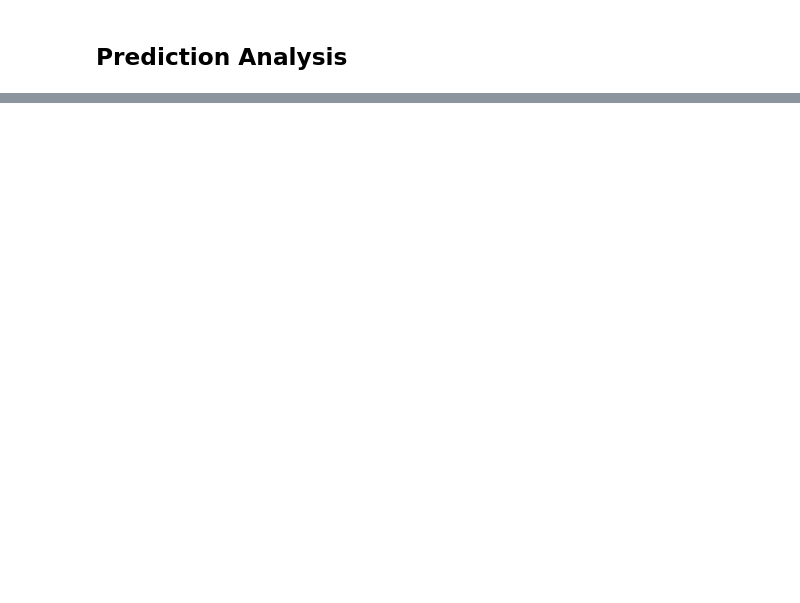
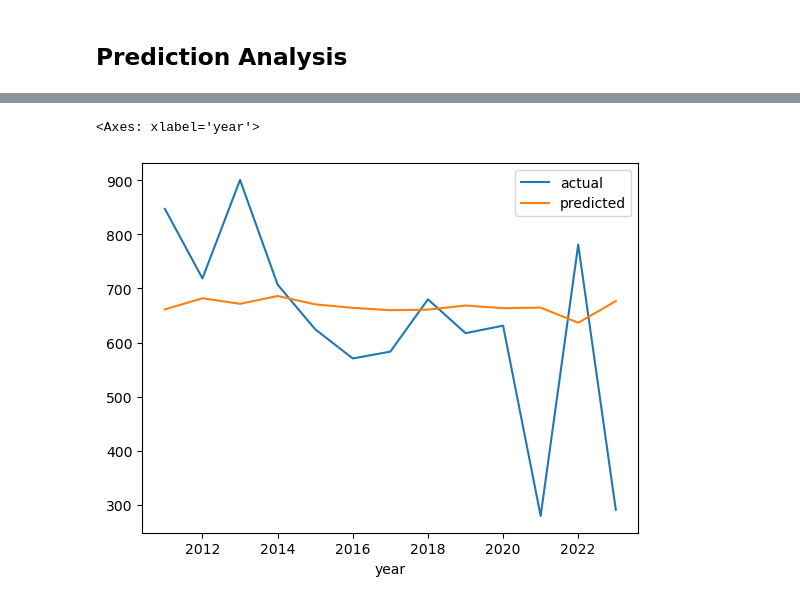
Before and after one commit to atacanbt/programming-for-data-analytics, a Jupyter notebook: project/rainfall_analysis_dublin.ipynb, the cells around one changed output, grey strips where cells are left out. Drawn from its saved outputs; the diff is of its cells as text; code cells hidden in the pictures; blank space fills up the shorter version.

Commit message:
tried prediction but the result was a bit off

```diff
--- a/project/rainfall_analysis_dublin.ipynb
+++ b/project/rainfall_analysis_dublin.ipynb
@@ -220,0 +285,10 @@ plt.show()
+# %%
+predictor = ['rain']
+
+# Split the data into training and test sets
+train = df_yearly.loc[:2010]
+
+test = df_yearly.loc[2011:]
+# %%
+# Fit the model
+reg.fit(train[predictor], train['target'])
@@ -220,0 +297,3 @@ plt.show()
+# %%
+# Make predictions
+predictions = reg.predict(test[predictor])
@@ -220,0 +306,3 @@ plt.show()
+# %%
+combined = pd.concat([test['target'], pd.Series(predictions, index=test.index)], axis=1)
+combined.columns = ['actual', 'predicted']
@@ -220,0 +327,5 @@ plt.show()
+# %%
+combined.plot()
+# %% [output]
+<Axes: xlabel='year'>
+[figure, added]
```
Also changed, not shown: parts of 24 cells of this notebook.
